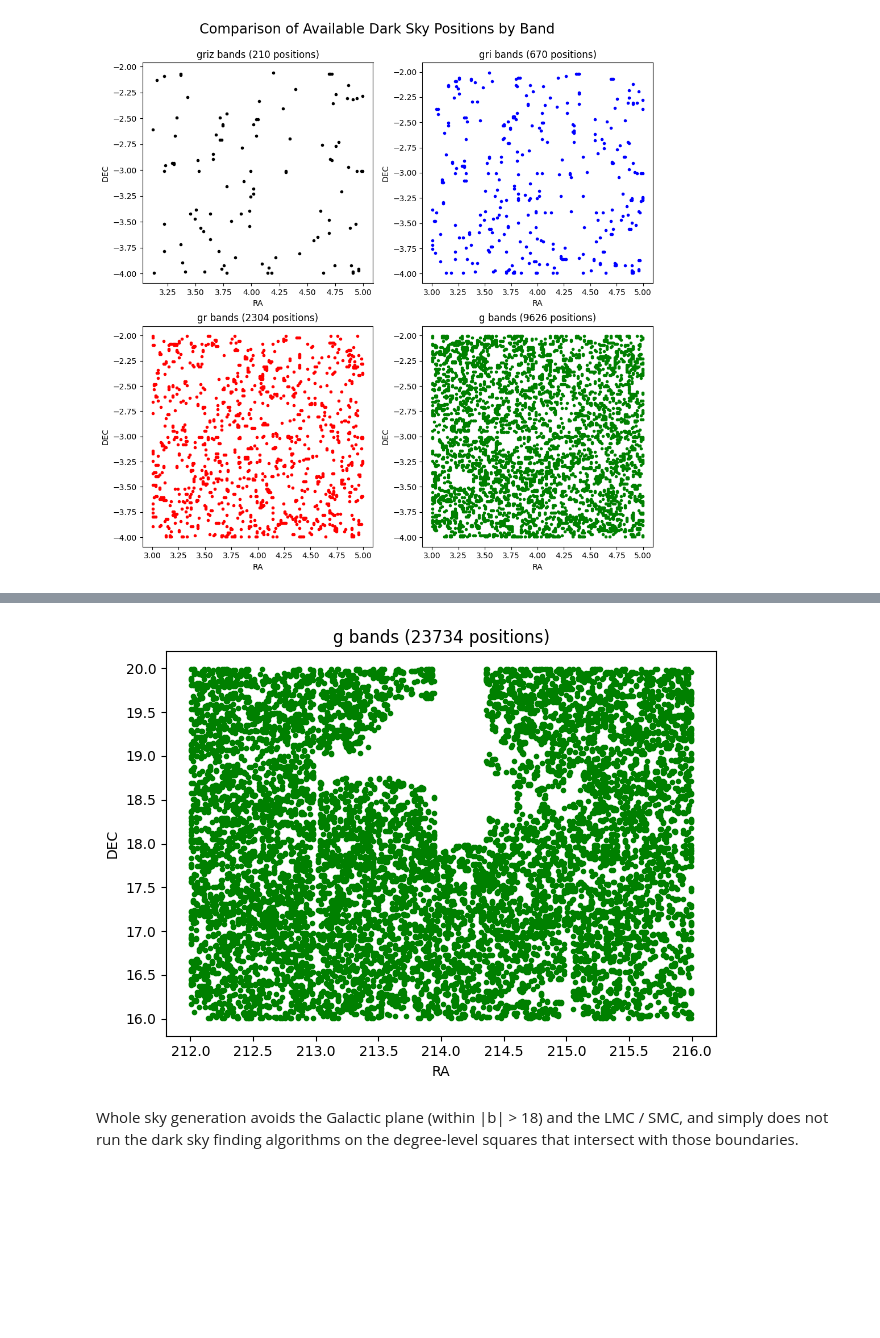
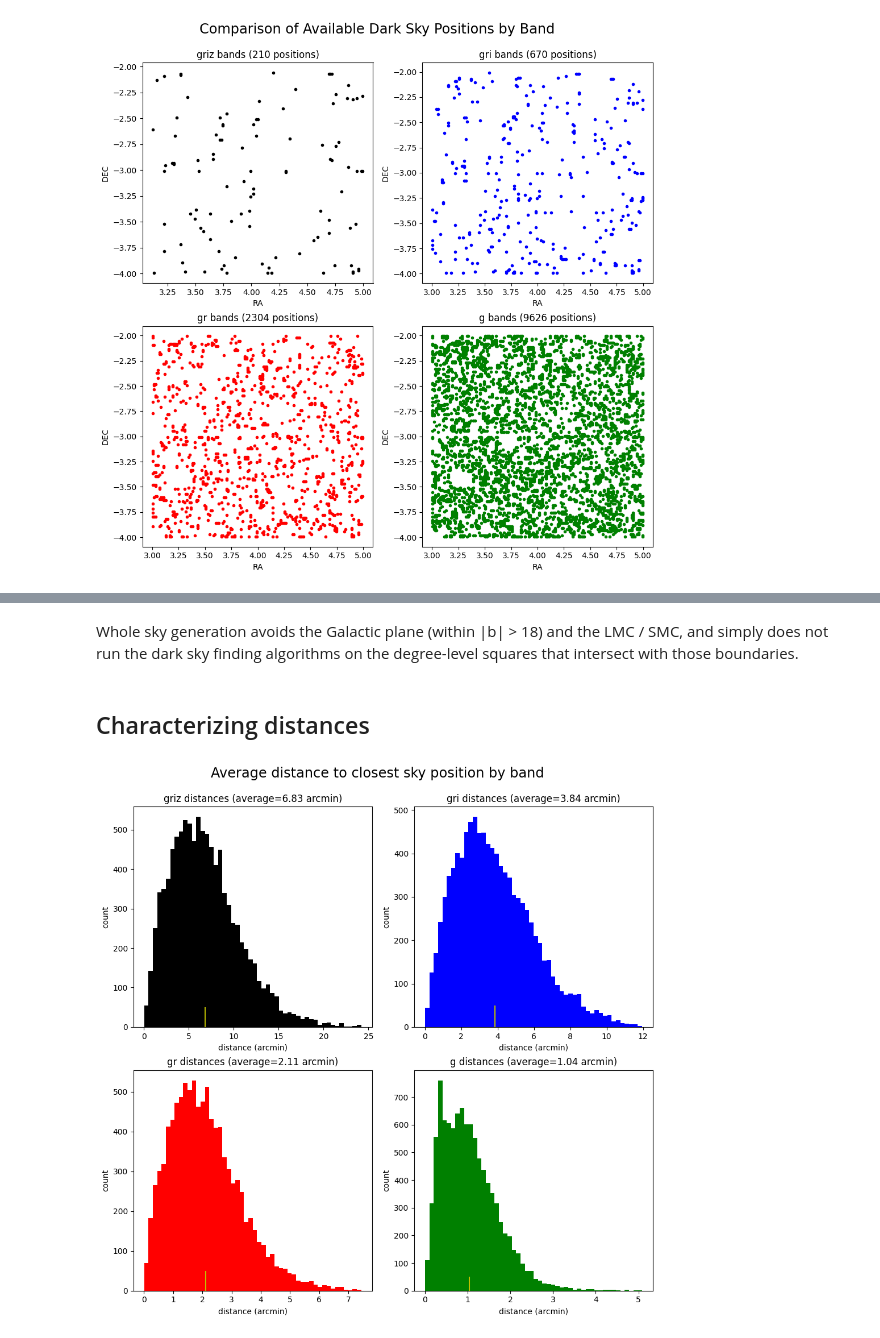
Before and after one commit to cyb0rb/WiFeS_Catalog, a Jupyter notebook: generating_catalogs.ipynb, the cells around one changed output, grey strips where cells are left out. Cells and saved outputs as stored; diff of their text form; code cells hidden in the pictures; blank space fills up the shorter version.

Commit message:
Add histograms for characteristic distances of each waveband

```diff
--- a/generating_catalogs.ipynb
+++ b/generating_catalogs.ipynb
@@ -23,6 +23,8 @@ Initialize with minimum object masking radius (default = 20 arcsec), spacing bet
 # TODO: make it so you can select which bands to use?
 
 catalog = SkyCatalogue()
+ra = 3
+dec = -4
 # catalog_g_band = SkyCatalogue(bands=('g'))
 # %% [output]
 Loading masked star data....
@@ -164,10 +123,59 @@ Error:
 # %%
-fig, ax = plt.subplots()
-ax.plot(positions_allsky_gband['ra'], positions_allsky_gband['dec'], 'g.')
-ax.set(title=f"g bands ({positions_allsky_gband.size} positions)", xlabel="RA", ylabel="DEC")
-plt.tight_layout()
-plt.show()
+# fig, ax = plt.subplots()
+# ax.plot(positions_allsky_gband['ra'], positions_allsky_gband['dec'], 'g.')
+# ax.set(title=f"g bands ({positions_allsky_gband.size} positions)", xlabel="RA", ylabel="DEC")
+# plt.tight_layout()
+# plt.show()
-# %% [output]
-[figure, removed]
 # %% [markdown]
 Whole sky generation avoids the Galactic plane (within |b| > 18) and the LMC / SMC, and simply does not run the dark sky finding algorithms on the degree-level squares that intersect with those boundaries.
+# %% [markdown]
+## Characterizing distances
+# %%
+from sklearn.neighbors import KDTree
+
+# generate random list of (ra, dec) positions within the bounds of that square
+random_ra = np.random.uniform(ra, ra+2, size=10000)
+random_dec = np.random.uniform(dec, dec+2, size=10000)
+
+# find closest point to that ra/dec pair
+points = np.asarray([random_ra, random_dec]).T
+griz_tree = KDTree(np.asarray([positions_allbands['ra'], positions_allbands['dec']]).T)
+gri_tree = KDTree(np.asarray([positions_gribands['ra'], positions_gribands['dec']]).T)
+gr_tree = KDTree(np.asarray([positions_grbands['ra'], positions_grbands['dec']]).T)
+g_tree = KDTree(np.asarray([positions_gband['ra'], positions_gband['dec']]).T)
+
+griz_dist, griz_nearest = griz_tree.query(points, 1, return_distance=True)
+gri_dist, gri_nearest = gri_tree.query(points, 1, return_distance=True)
+gr_dist, gr_nearest = gr_tree.query(points, 1, return_distance=True)
+g_dist, g_nearest = g_tree.query(points, 1, return_distance=True)
+# %%
+griz_avg = np.average(griz_dist)*60
+gri_avg = np.average(gri_dist)*60
+gr_avg = np.average(gr_dist)*60
+g_avg = np.average(g_dist)*60
+
+
+fig, ax = plt.subplots(2, 2, figsize=(10,10))
+
+ax[0,0].hist(griz_dist*60, bins=50, color='k')
+ax[0,0].vlines(griz_avg, ymin=0, ymax=50, color='y')
+ax[0,0].set(title=f"griz distances (average={griz_avg:.2f} arcmin)", xlabel="distance (arcmin)", ylabel="count")
+
+ax[0,1].hist(gri_dist*60, bins=50, color='b')
+ax[0,1].vlines(gri_avg, ymin=0, ymax=50, color='y')
+ax[0,1].set(title=f"gri distances (average={gri_avg:.2f} arcmin)", xlabel="distance (arcmin)", ylabel="count")
+
+ax[1,0].hist(gr_dist*60, bins=50, color='r')
+ax[1,0].vlines(gr_avg, ymin=0, ymax=50, color='y')
+ax[1,0].set(title=f"gr distances (average={gr_avg:.2f} arcmin)", xlabel="distance (arcmin)", ylabel="count")
+
+ax[1,1].hist(g_dist*60, bins=50, color='g')
+ax[1,1].vlines(g_avg, ymin=0, ymax=50, color='y')
+ax[1,1].set(title=f"g distances (average={g_avg:.2f} arcmin)", xlabel="distance (arcmin)", ylabel="count")
+
+fig.tight_layout()
+fig.suptitle("Average distance to closest sky position by band", fontsize='xx-large')
+fig.subplots_adjust(top=0.91)
+plt.show()
+# %% [output]
+[figure, added]
```
Also changed, not shown: parts of 5 cells of this notebook, 2 other files.
